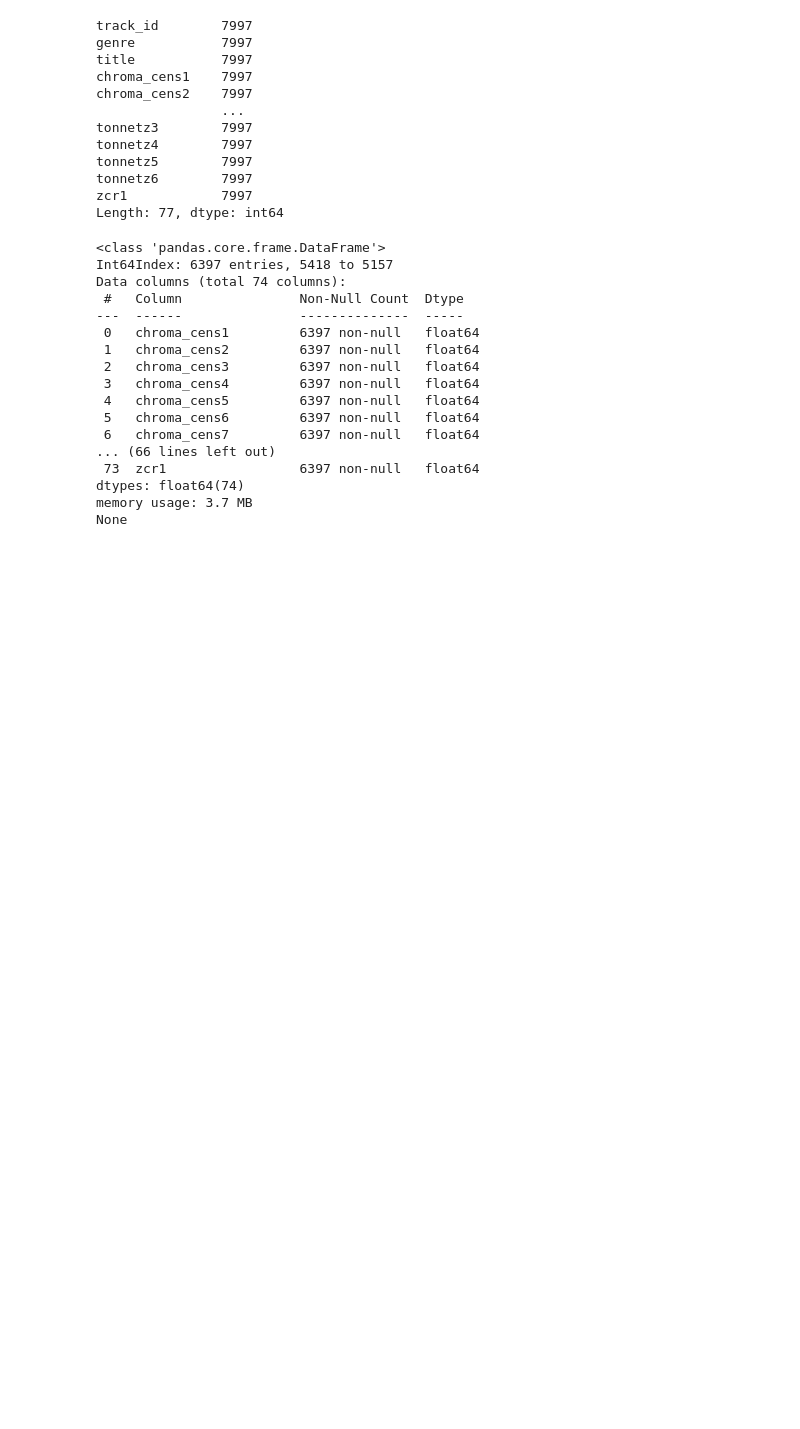
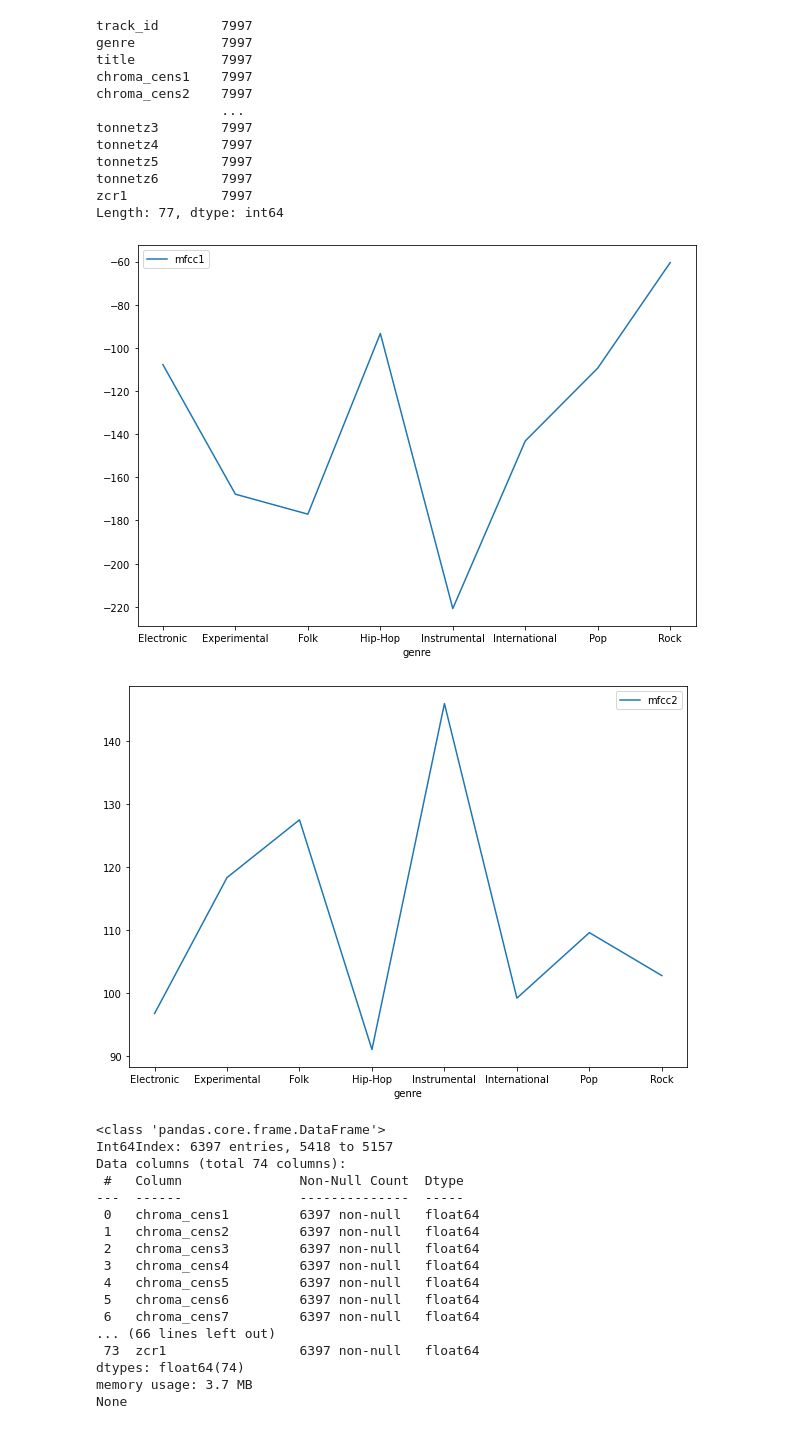
Before and after one commit to Hadryan/music-genre-classification-10, a Jupyter notebook: music_genre_classification.ipynb, the cells around one changed output. Cells and saved outputs as stored; diff of their text form; code cells hidden in the pictures; blank space fills up the shorter version.

```diff
--- a/music_genre_classification.ipynb
+++ b/music_genre_classification.ipynb
@@ -157,6 +158,15 @@ tonnetz5        7997
 tonnetz6        7997
 zcr1            7997
 Length: 77, dtype: int64
+# %%
+mean_features_data = data.groupby('genre').mean()
+for feature in ['mfcc1', 'mfcc2']:
+    ax = plt.gca()
+    mean_features_data.reset_index().plot(kind='line',x='genre',y=feature,ax=ax, figsize = (10,7))
+    plt.show()
+# %% [output]
+[figure, added]
+[figure, added]
 # %%
 data_new = data.drop(columns=['genre','title', 'track_id'])
 # %%
```
Also changed, not shown: parts of 20 cells of this notebook.
